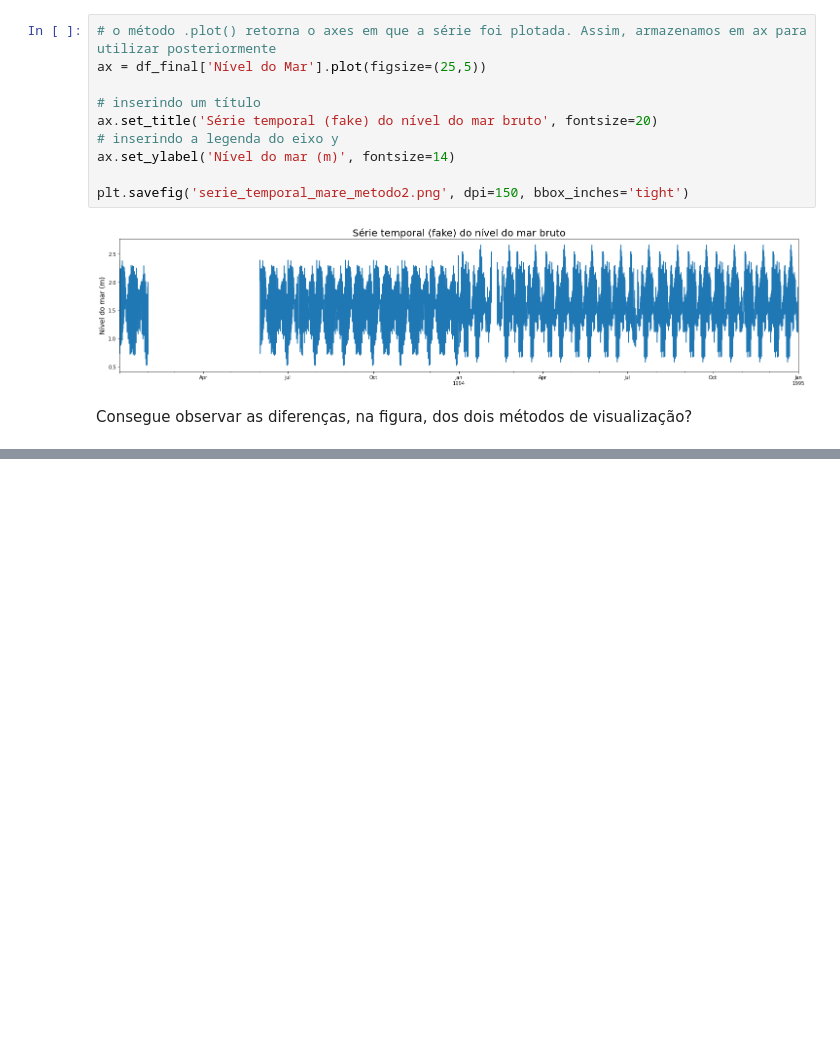
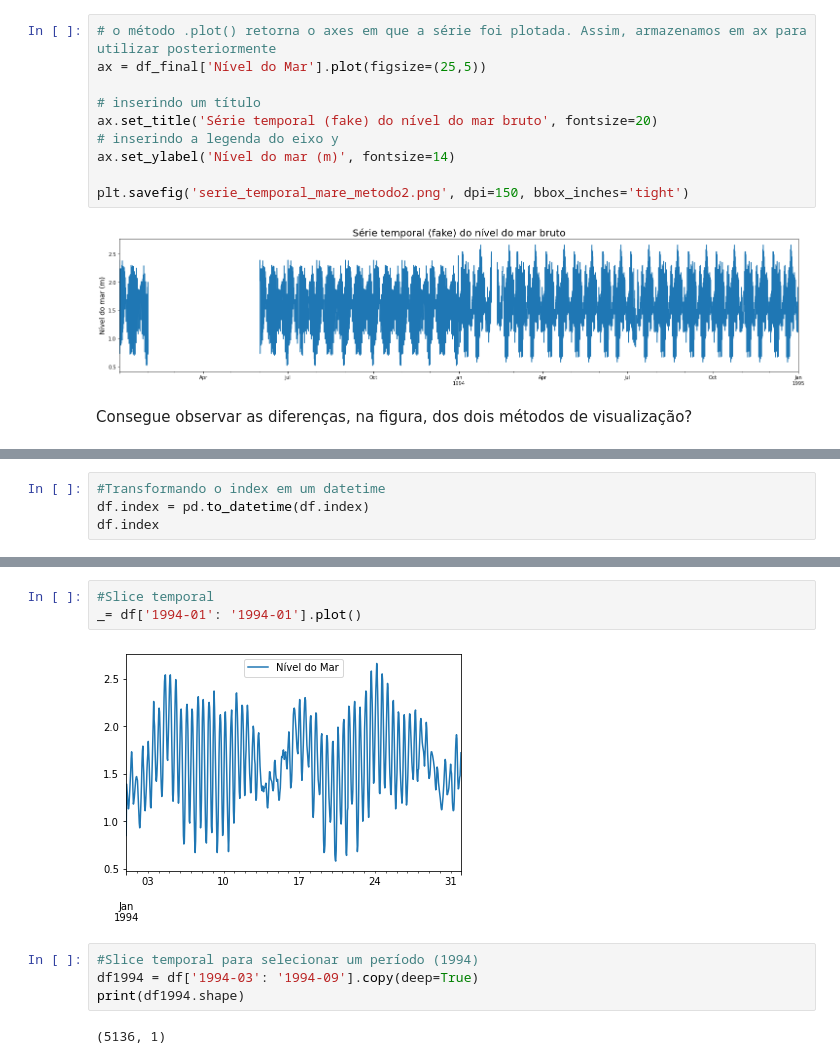
Before and after one commit to nilodna/python-basico, a Jupyter notebook: exercicios/exemplo_planilha_mare.ipynb, the cells around one changed output, grey strips where cells are left out. Drawn from its saved outputs; the diff is of its cells as text; blank space fills up the shorter version.

```diff
--- a/exercicios/exemplo_planilha_mare.ipynb
+++ b/exercicios/exemplo_planilha_mare.ipynb
@@ -352,0 +378,4 @@ Consegue observar as diferenças, na figura, dos dois métodos de visualização
+# %%
+#Transformando o index em um datetime
+df.index = pd.to_datetime(df.index)
+df.index
@@ -352,0 +395,11 @@ Consegue observar as diferenças, na figura, dos dois métodos de visualização
+# %%
+#Slice temporal
+_= df['1994-01': '1994-01'].plot()
+# %% [output]
+[figure, added]
+# %%
+#Slice temporal para selecionar um período (1994)
+df1994 = df['1994-03': '1994-09'].copy(deep=True)
+print(df1994.shape)
+# %% [output]
+(5136, 1)
```
Also changed, not shown: parts of 15 cells of this notebook, 2 other files.
